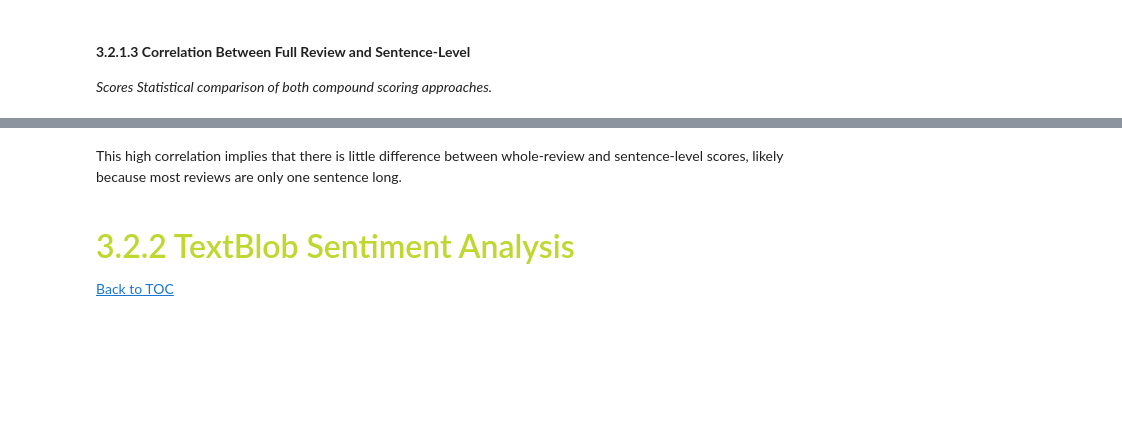
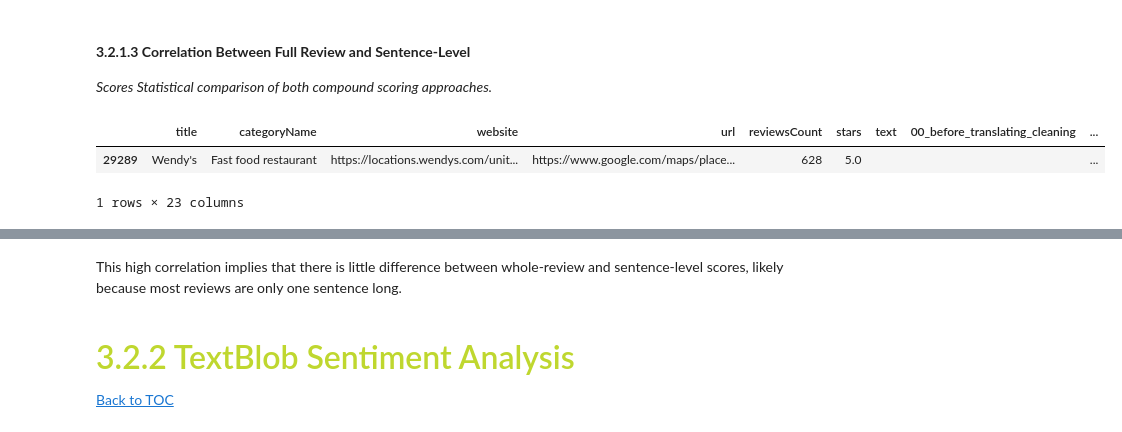
Before and after one commit to beatrizmarques2005/text_mining_in_reviews, a Jupyter notebook: notebooks/04_sentiment_analysis.ipynb, the cells around one changed output, grey strips where cells are left out. Saved outputs shown, nothing was run; the diff lists cells and outputs as text; code cells hidden in the pictures; blank space fills up the shorter version.

```diff
--- a/notebooks/04_sentiment_analysis.ipynb
+++ b/notebooks/04_sentiment_analysis.ipynb
@@ -224,12 +225 @@ dataset["preproc_content"] =\
                                                             ))
-# %%
-sent_tokenizer = PunktSentenceTokenizer()
-
-dataset["preproc_sentences"] =\
-      dataset["text"].map(lambda content : [main_pipeline(sentence,
-                                                            print_output=False,
-                                                            no_stopwords=False,
-                                                            lowercase=False,
-                                                            lemmatized=False,
-                                                            no_punctuation=False
-                                                            ) for sentence in sent_tokenizer.tokenize(content)])
@@ -343,3 +340,9 @@ Average Sentence Vader Neutral:
 # %% [markdown]
 #### **3.2.1.3 Correlation Between Full Review and Sentence-Level** <a class="anchor" id="3_2_1_3"></a>
 *Scores Statistical comparison of both compound scoring approaches.*
+# %%
+dataset[dataset["mean_sentence_polarity_vader_compound"].isnull()]
+# %% [output]
+|  | title | categoryName | website | url | reviewsCount | stars | text | 00_before_translating_cleaning | ... |
+| 29289 | Wendy's | Fast food restaurant | https://locations.wendys.com/unit... | https://www.google.com/maps/place... | 628 | 5.0 | ️ |  | ... |
+1 rows × 23 columns
```
Also changed, not shown: parts of 22 cells of this notebook, 3 other files.
